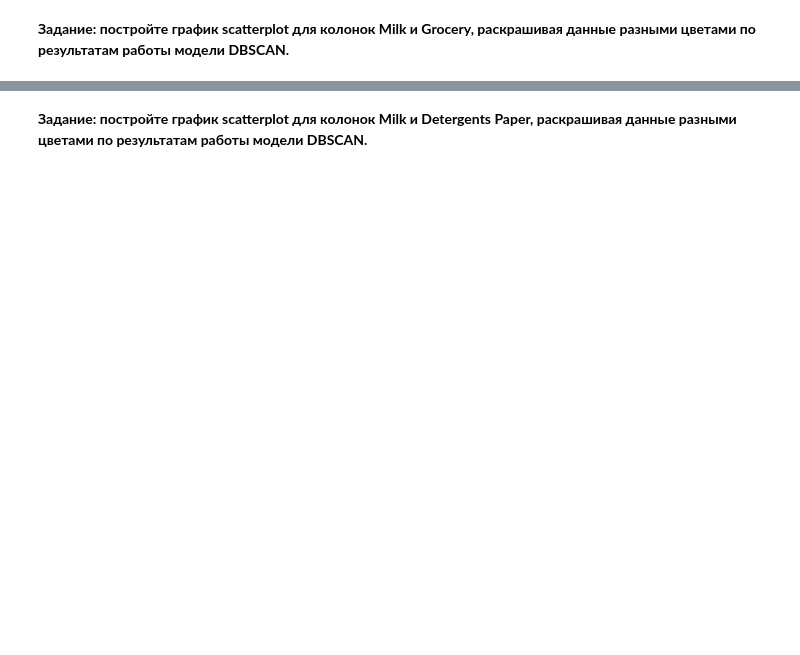
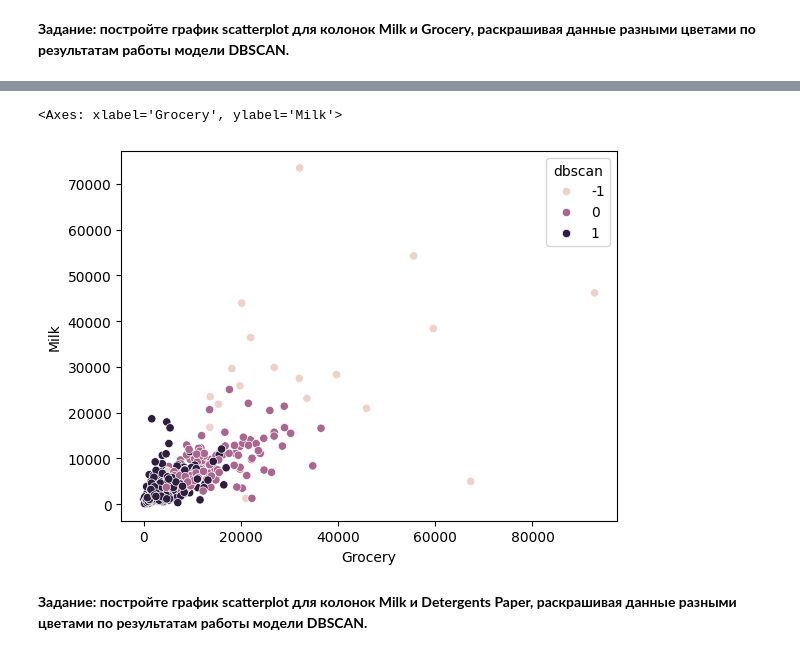
Before and after one commit to giulerg/IBM-labs, a Jupyter notebook: DBSCAN.ipynb, the cells around one changed output, grey strips where cells are left out. Saved outputs shown, nothing was run; the diff lists cells and outputs as text; code cells hidden in the pictures; blank space fills up the shorter version.

```diff
--- a/DBSCAN.ipynb
+++ b/DBSCAN.ipynb
@@ -149,3 +182,4 @@ Text(0.5, 0, 'Epsilon Value')
 **Задание: на основе графике в предыдущем задании, создайте модель DBSCAN с выбранным Вами значением эпсилон. В наших решениях мы использовали eps=2.**
 # %%
 # Напишите Ваш код в этой ячейке
+dbscan_model = DBSCAN(eps=2, min_samples=columns*2).fit(X_scaled)
@@ -156,3 +187,4 @@ DBSCAN(eps=2)
 **Задание: постройте график scatterplot для колонок Milk и Grocery, раскрашивая данные разными цветами по результатам работы модели DBSCAN.**
 # %%
 # Напишите Ваш код в этой ячейке
+df['dbscan'] = dbscan_model.labels_
@@ -163,3 +191,8 @@ DBSCAN(eps=2)
+# %%
+sns.scatterplot(df, x='Grocery', y='Milk', hue='dbscan')
+# %% [output]
+<Axes: xlabel='Grocery', ylabel='Milk'>
+[figure, added]
 # %% [markdown]
 **Задание: постройте график scatterplot для колонок Milk и Detergents Paper, раскрашивая данные разными цветами по результатам работы модели DBSCAN.**
 # %%
```
Also changed, not shown: parts of 34 cells of this notebook.
